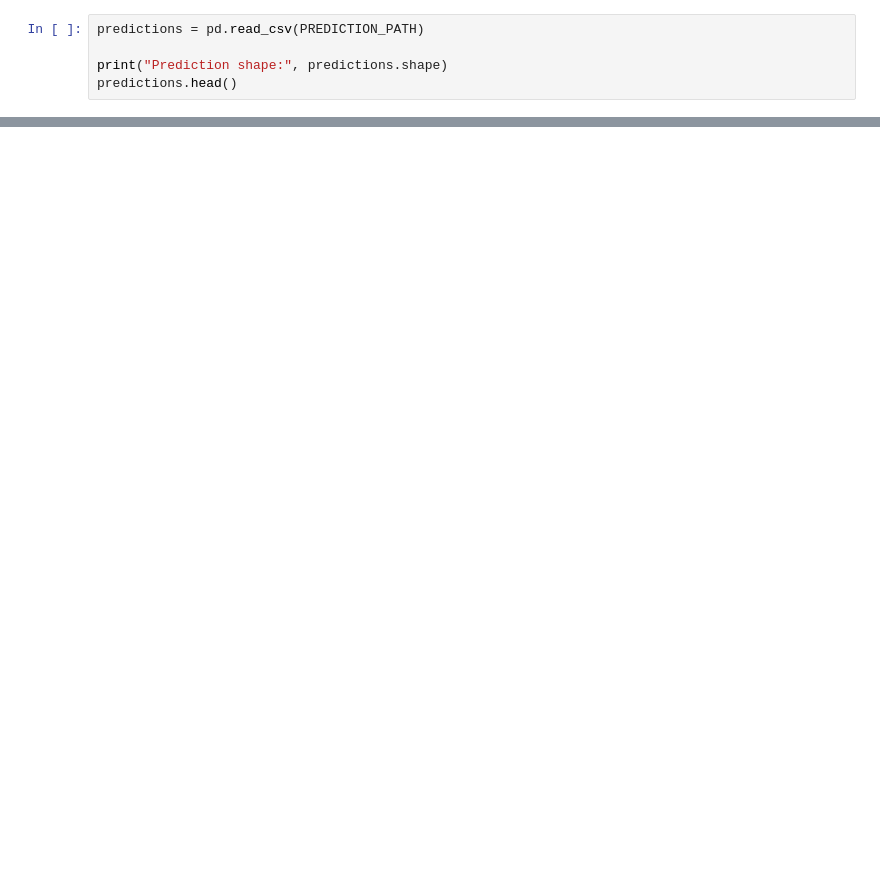
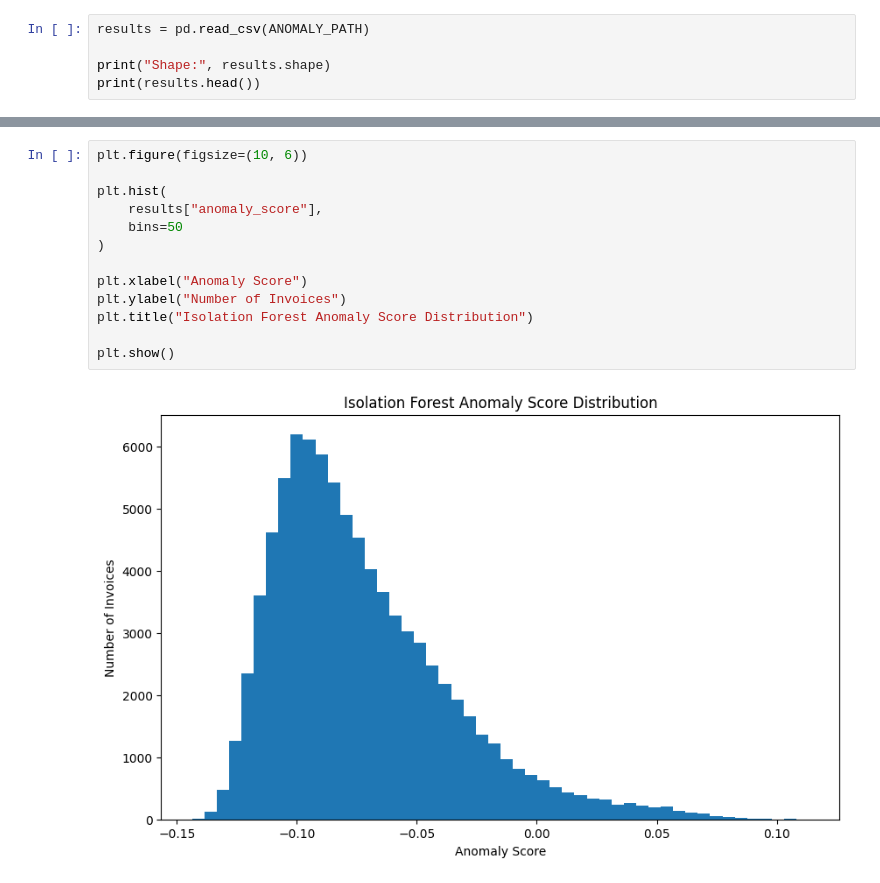
Before and after one commit to Aviral-P/Innov8X, a Jupyter notebook: ml/notebooks/model_evaluation.ipynb, the cells around one changed output, grey strips where cells are left out. Cells and saved outputs as stored; diff of their text form; blank space fills up the shorter version.

```diff
--- a/ml/notebooks/model_evaluation.ipynb
+++ b/ml/notebooks/model_evaluation.ipynb
@@ -19,5 +33,5 @@ GROUND_TRUTH_PATH = Path("../../data/processed/audit_ground.csv")
 # %%
-predictions = pd.read_csv(PREDICTION_PATH)
+results = pd.read_csv(ANOMALY_PATH)
 
-print("Prediction shape:", predictions.shape)
-predictions.head()
+print("Shape:", results.shape)
+print(results.head())
@@ -154,0 +488,15 @@ error_type_performance["detection_rate"] = (
+# %%
+plt.figure(figsize=(10, 6))
+
+plt.hist(
+    results["anomaly_score"],
+    bins=50
+)
+
+plt.xlabel("Anomaly Score")
+plt.ylabel("Number of Invoices")
+plt.title("Isolation Forest Anomaly Score Distribution")
+
+plt.show()
+# %% [output]
+[figure, added]
```
Also changed, not shown: parts of 43 cells of this notebook, 1 other file.
